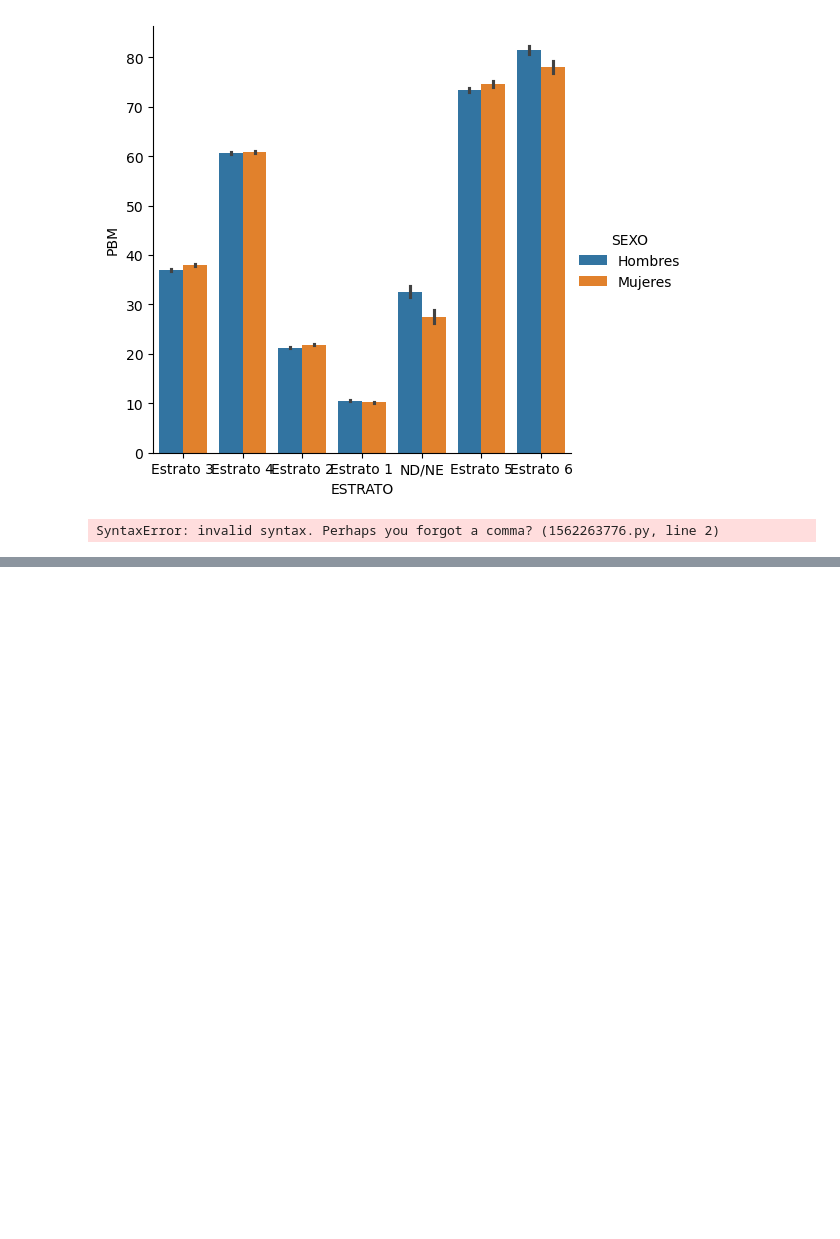
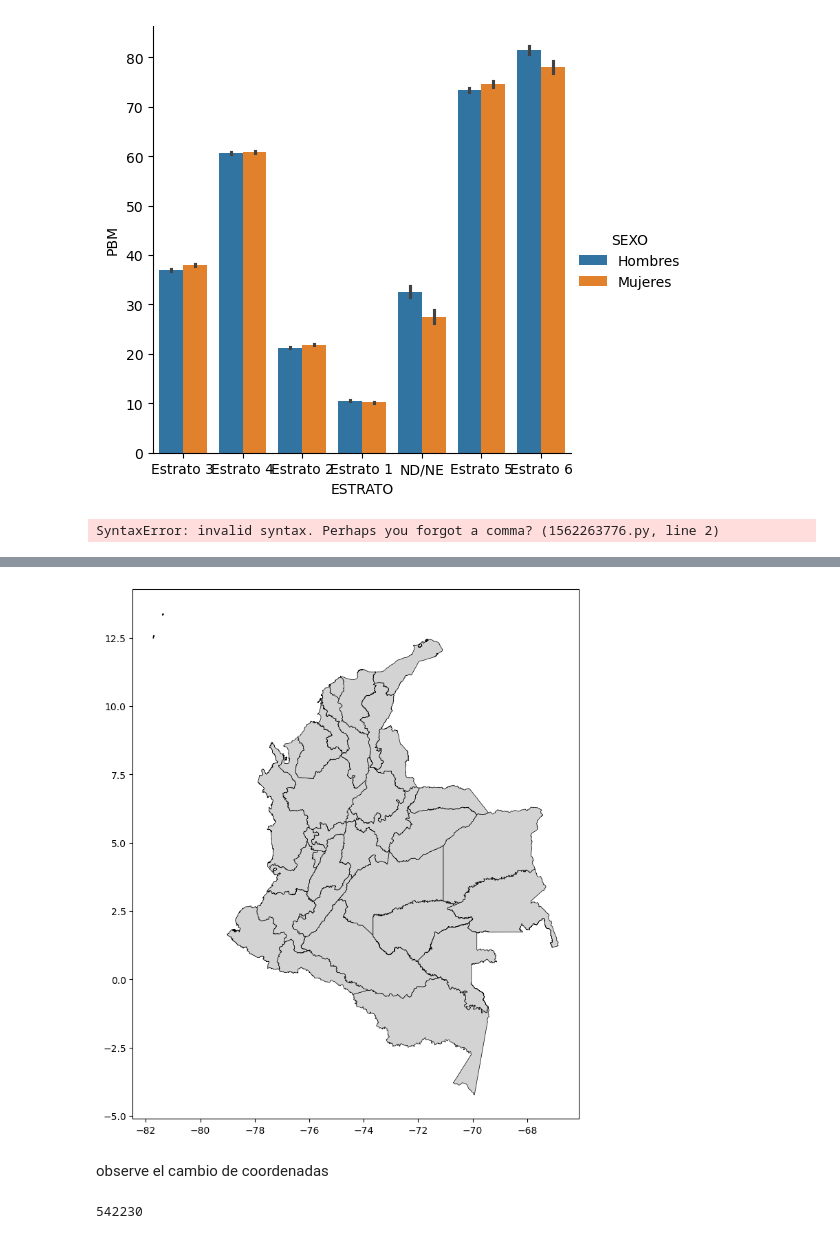
Before and after one commit to 10scar/Proyecto-ABD-2024-2, a Jupyter notebook: entrega.ipynb, the cells around one changed output, grey strips where cells are left out. Drawn from its saved outputs; the diff is of its cells as text; code cells hidden in the pictures; blank space fills up the shorter version.

```diff
--- a/entrega.ipynb
+++ b/entrega.ipynb
@@ -884,0 +888,7 @@ nalisis
+# %%
+#ruta = "Carto100000_Colombia_DI_2022_shp/Limite_Municipal_Poligono.shp"
+ruta = "Carto100000_Colombia_DI_2022_shp/Limite_Departamental.shp"
+
+# Descargar un mapa base (puedes usar un shapefile o un GeoDataFrame global)
+ColombiaIGAC = gpd.read_file(ruta)
+#ax = ColombiaIGAC.plot(color='lightgrey', figsize=(10, 10))
@@ -884,0 +911,13 @@ nalisis
+# %%
+colombiaLatLon = ColombiaIGAC.to_crs("EPSG:4326")
+# %%
+ax = colombiaLatLon.plot(color='lightgrey', figsize=(10, 10), edgecolor="black", linewidth=0.5)
+# %% [output]
+[figure, added]
+# %% [markdown]
+observe el cambio de coordenadas
+# %%
+sinExtremosSur = matriculados[matriculados['LON_CIU_NAC'] >= -85]
+print(sinExtremosSur.shape[0])
+# %% [output]
+542230
```
Also changed, not shown: parts of 10 cells of this notebook, 1 other file.
